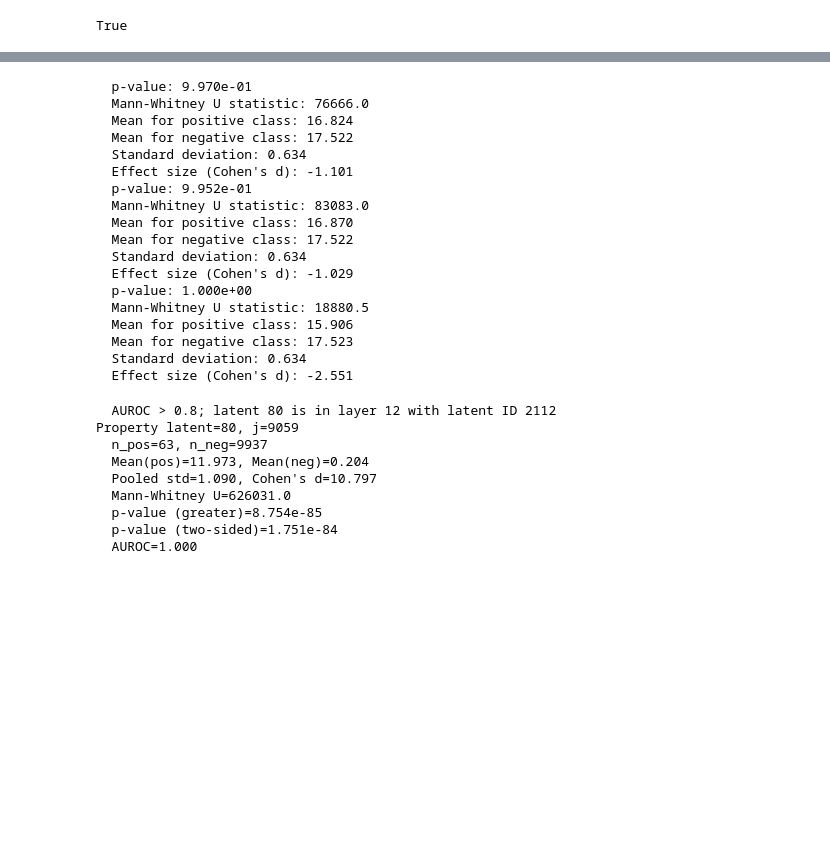
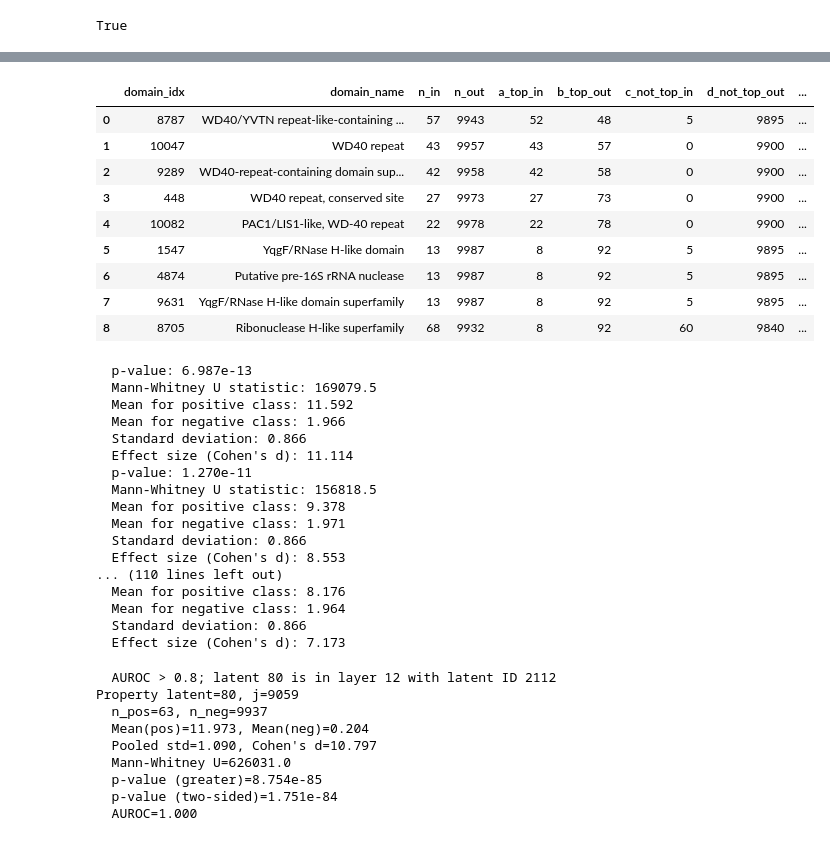
Before and after one commit to NainaniJatinZ/plm_circuits, a Jupyter notebook: notebooks/domain_corr/property_association_test.ipynb, the cells around one changed output, grey strips where cells are left out. Drawn from its saved outputs; the diff is of its cells as text; code cells hidden in the pictures; blank space fills up the shorter version.

```diff
--- a/notebooks/domain_corr/property_association_test.ipynb
+++ b/notebooks/domain_corr/property_association_test.ipynb
@@ -82,0 +1233,19 @@ interpro_annotations_nonzero.iloc[9339]["ENTRY_NAME"]
+# %%
+layer_i = 8
+latent_ind = 488
+flattened_id = to_flattened_id(int(layer_i), int(latent_ind))
+latent_i = subset_list.index(flattened_id)
+
+df_hits = screen_domains_tail_enrichment(
+    all_acts=all_acts,
+    all_properties=all_properties,
+    latent_i=latent_i,                # e.g., 56 for your L8-2677 in subset_list
+    domain_indices=None,
+    tau=0.99,                         # top 1%
+    n_in_min=10,
+    n_out_min=200,
+    use_bonferroni=True
+)
+# df_hits.head(25)
+hits = df_hits[(df_hits["p_adj"] <= 0.05) & (df_hits["odds_ratio"] >= 5)]
+hits.head(25)
@@ -83,8 +1260,22 @@ interpro_annotations_nonzero.iloc[9339]["ENTRY_NAME"]
+# %%
+hits = df_hits[(df_hits["p_adj"] <= 0.05) & (df_hits["odds_ratio"] >= 5)]
+hits.head(25)
+# %% [output]
+|  | domain_idx | domain_name | n_in | n_out | a_top_in | b_top_out | c_not_top_in | d_not_top_out | ... |
+| 0 | 8787 | WD40/YVTN repeat-like-containing ... | 57 | 9943 | 52 | 48 | 5 | 9895 | ... |
+| 1 | 10047 | WD40 repeat | 43 | 9957 | 43 | 57 | 0 | 9900 | ... |
+| 2 | 9289 | WD40-repeat-containing domain sup... | 42 | 9958 | 42 | 58 | 0 | 9900 | ... |
+| 3 | 448 | WD40 repeat, conserved site | 27 | 9973 | 27 | 73 | 0 | 9900 | ... |
+| 4 | 10082 | PAC1/LIS1-like, WD-40 repeat | 22 | 9978 | 22 | 78 | 0 | 9900 | ... |
+| 5 | 1547 | YqgF/RNase H-like domain | 13 | 9987 | 8 | 92 | 5 | 9895 | ... |
+| 6 | 4874 | Putative pre-16S rRNA nuclease | 13 | 9987 | 8 | 92 | 5 | 9895 | ... |
+| 7 | 9631 | YqgF/RNase H-like domain superfamily | 13 | 9987 | 8 | 92 | 5 | 9895 | ... |
+| 8 | 8705 | Ribonuclease H-like superfamily | 68 | 9932 | 8 | 92 | 60 | 9840 | ... |
 # %%
 12:2112, 9059
 # %%
 i = latent_i
-for j in test_j:
+for j in relevant_interpro_entries_indices:
     tmp_x = all_acts[all_properties[:,j] != 0,i]
     tmp_y = all_acts[all_properties[:,j] == 0,i]
     latents_property_pvals[latent_i,j] = mannwhitneyu(tmp_x, tmp_y, alternative="greater").pvalue
@@ -100,24 +1291,23 @@ for j in test_j:
     print(f"  Standard deviation: {latents_property_effect_size[i,j,2]:.3f}")
     print(f"  Effect size (Cohen's d): {latents_property_effect_size[i,j,3]:.3f}")
 # %% [output]
-  p-value: 9.970e-01
-  Mann-Whitney U statistic: 76666.0
-  Mean for positive class: 16.824
-  Mean for negative class: 17.522
-  Standard deviation: 0.634
-  Effect size (Cohen's d): -1.101
-  p-value: 9.952e-01
-  Mann-Whitney U statistic: 83083.0
-  Mean for positive class: 16.870
-  Mean for negative class: 17.522
-  Standard deviation: 0.634
-  Effect size (Cohen's d): -1.029
-  p-value: 1.000e+00
-  Mann-Whitney U statistic: 18880.5
-  Mean for positive class: 15.906
-  Mean for negative class: 17.523
-  Standard deviation: 0.634
-  Effect size (Cohen's d): -2.551
+  p-value: 6.987e-13
+  Mann-Whitney U statistic: 169079.5
+  Mean for positive class: 11.592
+  Mean for negative class: 1.966
+  Standard deviation: 0.866
+  Effect size (Cohen's d): 11.114
+  p-value: 1.270e-11
+  Mann-Whitney U statistic: 156818.5
+  Mean for positive class: 9.378
+  Mean for negative class: 1.971
+  Standard deviation: 0.866
+  Effect size (Cohen's d): 8.553
+... (110 lines left out)
+  Mean for positive class: 8.176
+  Mean for negative class: 1.964
+  Standard deviation: 0.866
+  Effect size (Cohen's d): 7.173
 # %%
 import numpy as np
 from scipy.stats import mannwhitneyu
```
Also changed, not shown: parts of 31 cells of this notebook, 5 other files.
